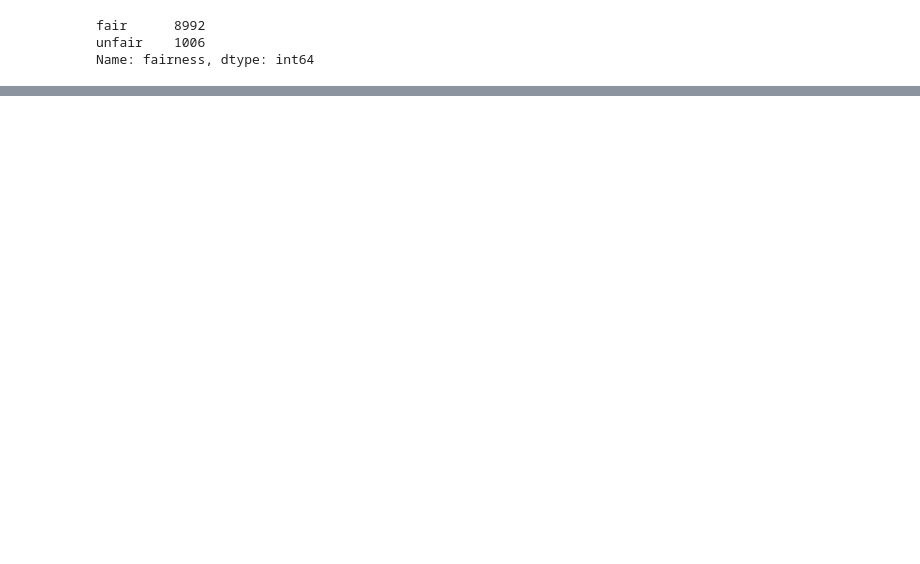
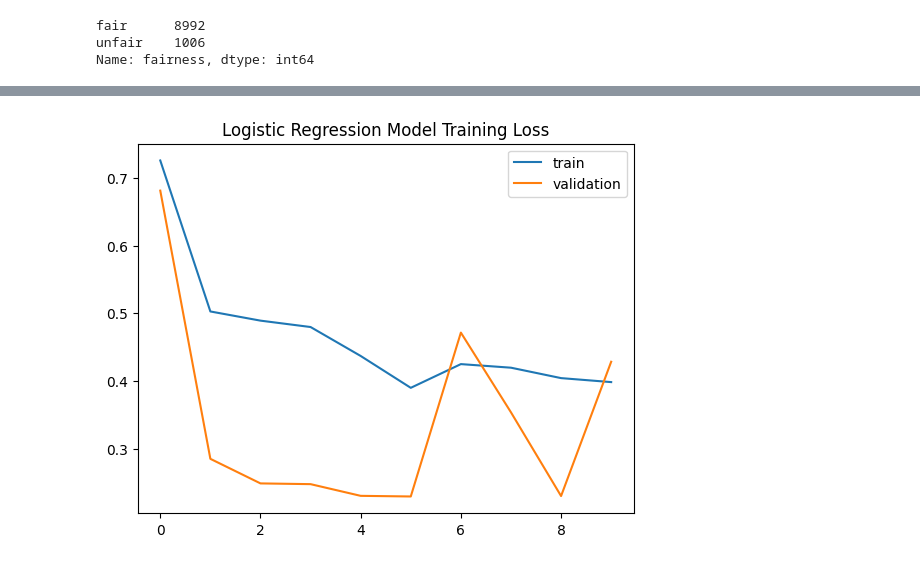
Before and after one commit to Daniel-Tran3/CSE_151A_Project, a Jupyter notebook: Model_2_Pre.ipynb, the cells around one changed output, grey strips where cells are left out. Drawn from its saved outputs; the diff is of its cells as text; code cells hidden in the pictures; blank space fills up the shorter version.

```diff
--- a/Model_2_Pre.ipynb
+++ b/Model_2_Pre.ipynb
@@ -73 +118,10 @@ Name: fairness, dtype: int64
+# %%
+# graphing loss through epochs
+plt.plot(history.history['loss'], label='train')
+plt.plot(history.history['val_loss'], label='validation')
+plt.title('Logistic Regression Model Training Loss')
+plt.legend()
+plt.show()
+# %% [output]
+[figure, added]
 # %%
```
Also changed, not shown: parts of 11 cells of this notebook.
